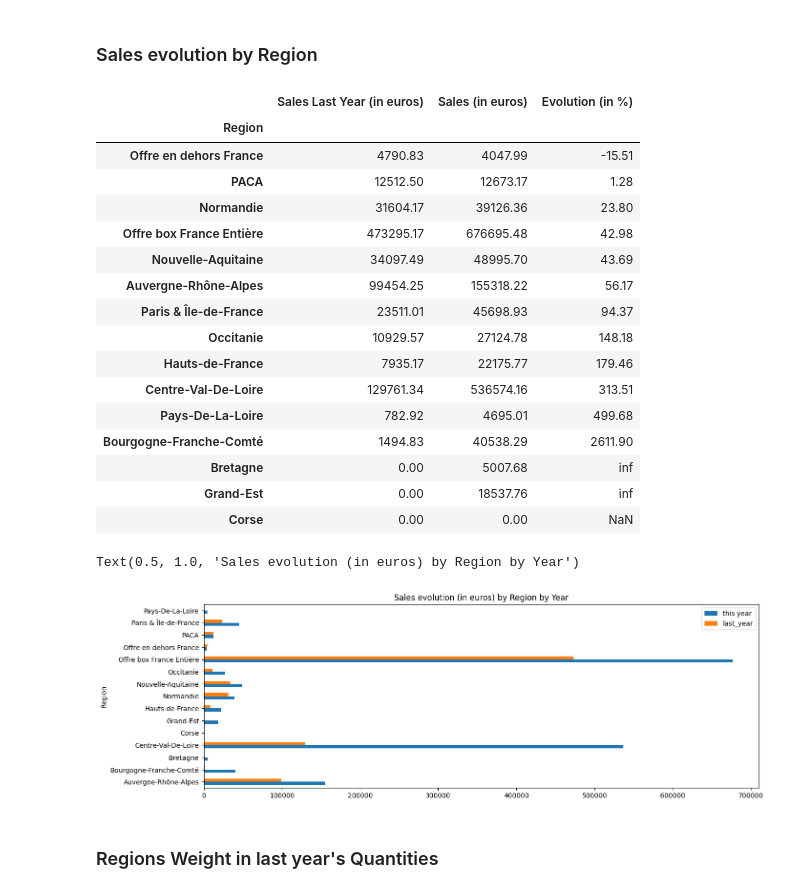
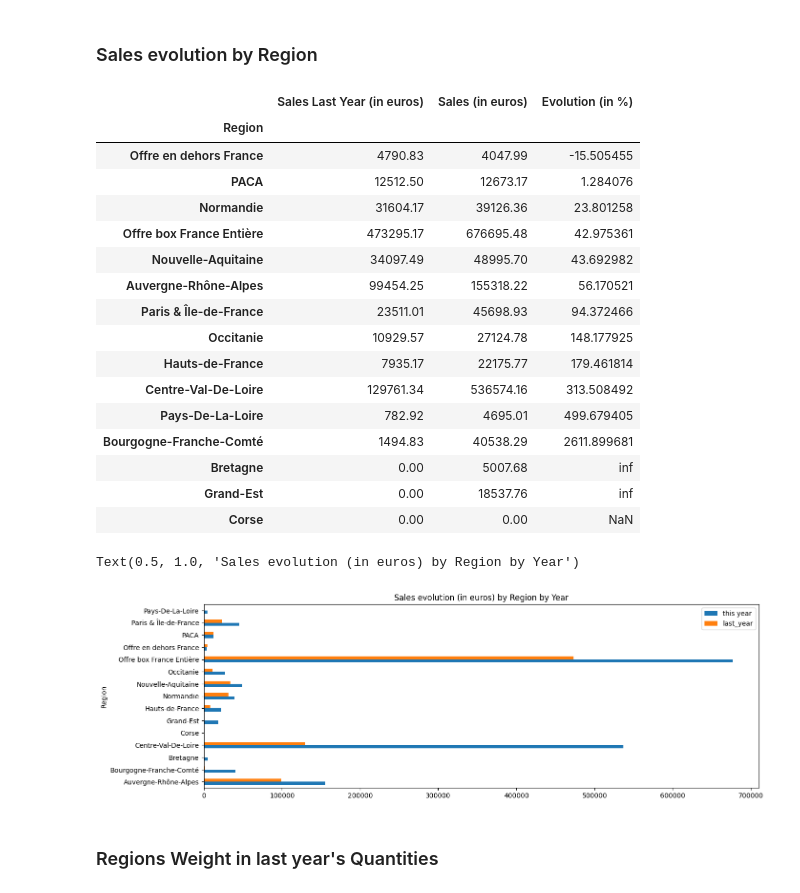
Before and after one commit to Alhuin/SmartBoxAnalysis, a Jupyter notebook: SmartBoxAnalysis.ipynb, the cells around one changed output. Cells and saved outputs as stored; diff of their text form; code cells hidden in the pictures.

```diff
--- a/SmartBoxAnalysis.ipynb
+++ b/SmartBoxAnalysis.ipynb
@@ -332,27 +342,27 @@ Text(0.5, 1.0, "Regions repartition in this year's Sales")
 ### Sales evolution by Region
 # %%
 from matplotlib.ticker import FormatStrFormatter
-percentage = pd.Series((sales_by_region * 100 / sales_by_region_last_year - 100).round(2), name="Evolution (in %)")
+percentage = pd.Series((sales_by_region * 100 / sales_by_region_last_year - 100), name="Evolution (in %)")
 display(pd.concat([sales_by_region_last_year, sales_by_region, percentage], axis=1).sort_values(by="Evolution (in %)"))
 df = pd.DataFrame({"this year": sales_by_region, "last_year":sales_by_region_last_year}, index=sales_by_region.keys())
 ax = df.plot.barh(figsize=(15, 5))
 ax.xaxis.set_major_formatter(FormatStrFormatter('%1d'))
 ax.set_title("Sales evolution (in euros) by Region by Year")
 # %% [output]
 |  | Sales Last Year (in euros) | Sales (in euros) | Evolution (in %) |
 | Region |  |  |  |
-| Offre en dehors France | 4790.83 | 4047.99 | -15.51 |
-| PACA | 12512.50 | 12673.17 | 1.28 |
-| Normandie | 31604.17 | 39126.36 | 23.80 |
-| Offre box France Entière | 473295.17 | 676695.48 | 42.98 |
-| Nouvelle-Aquitaine | 34097.49 | 48995.70 | 43.69 |
-| Auvergne-Rhône-Alpes | 99454.25 | 155318.22 | 56.17 |
-| Paris & Île-de-France | 23511.01 | 45698.93 | 94.37 |
-| Occitanie | 10929.57 | 27124.78 | 148.18 |
-| Hauts-de-France | 7935.17 | 22175.77 | 179.46 |
-| Centre-Val-De-Loire | 129761.34 | 536574.16 | 313.51 |
-| Pays-De-La-Loire | 782.92 | 4695.01 | 499.68 |
-| Bourgogne-Franche-Comté | 1494.83 | 40538.29 | 2611.90 |
+| Offre en dehors France | 4790.83 | 4047.99 | -15.505455 |
+| PACA | 12512.50 | 12673.17 | 1.284076 |
+| Normandie | 31604.17 | 39126.36 | 23.801258 |
+| Offre box France Entière | 473295.17 | 676695.48 | 42.975361 |
+| Nouvelle-Aquitaine | 34097.49 | 48995.70 | 43.692982 |
+| Auvergne-Rhône-Alpes | 99454.25 | 155318.22 | 56.170521 |
+| Paris & Île-de-France | 23511.01 | 45698.93 | 94.372466 |
+| Occitanie | 10929.57 | 27124.78 | 148.177925 |
+| Hauts-de-France | 7935.17 | 22175.77 | 179.461814 |
+| Centre-Val-De-Loire | 129761.34 | 536574.16 | 313.508492 |
+| Pays-De-La-Loire | 782.92 | 4695.01 | 499.679405 |
+| Bourgogne-Franche-Comté | 1494.83 | 40538.29 | 2611.899681 |
 | Bretagne | 0.00 | 5007.68 | inf |
 | Grand-Est | 0.00 | 18537.76 | inf |
 | Corse | 0.00 | 0.00 | NaN |
```
Also changed, not shown: parts of 23 cells of this notebook.
